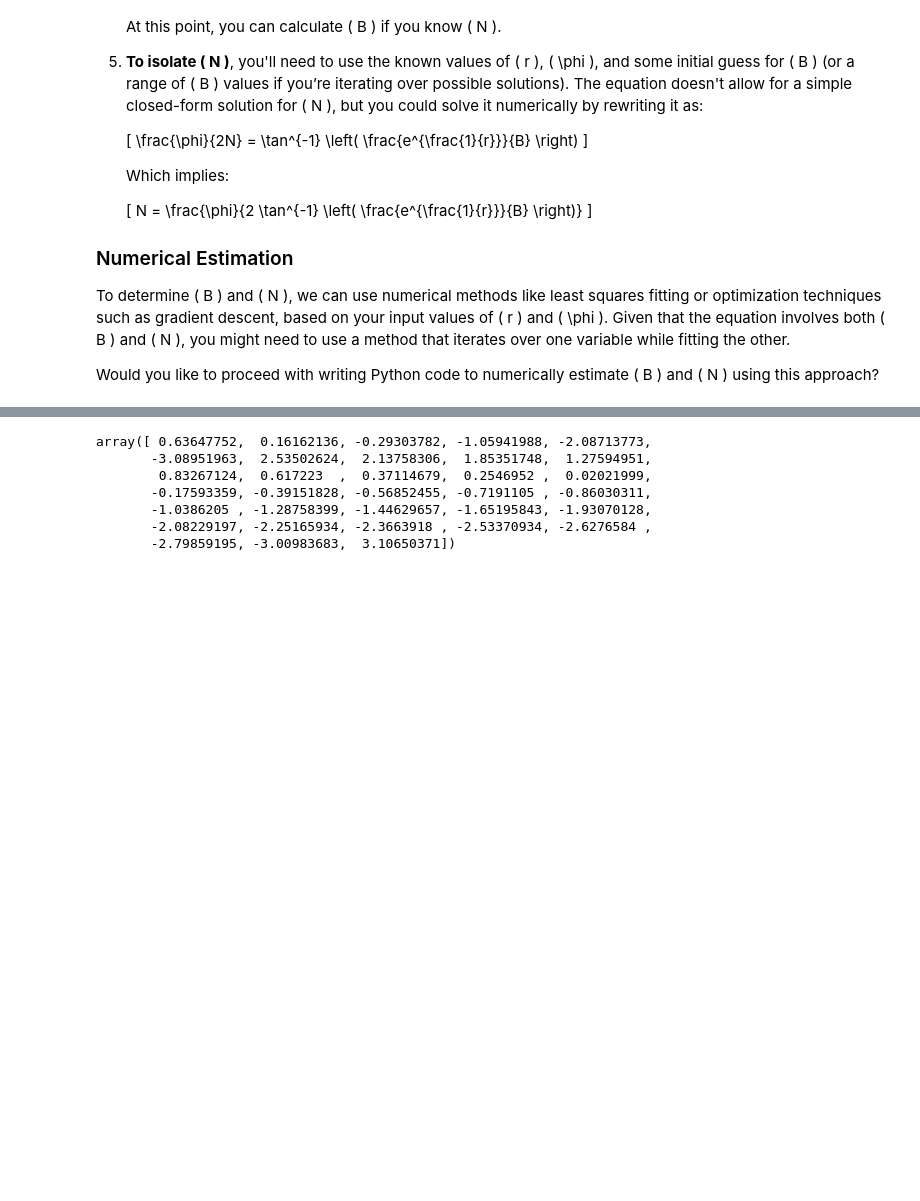
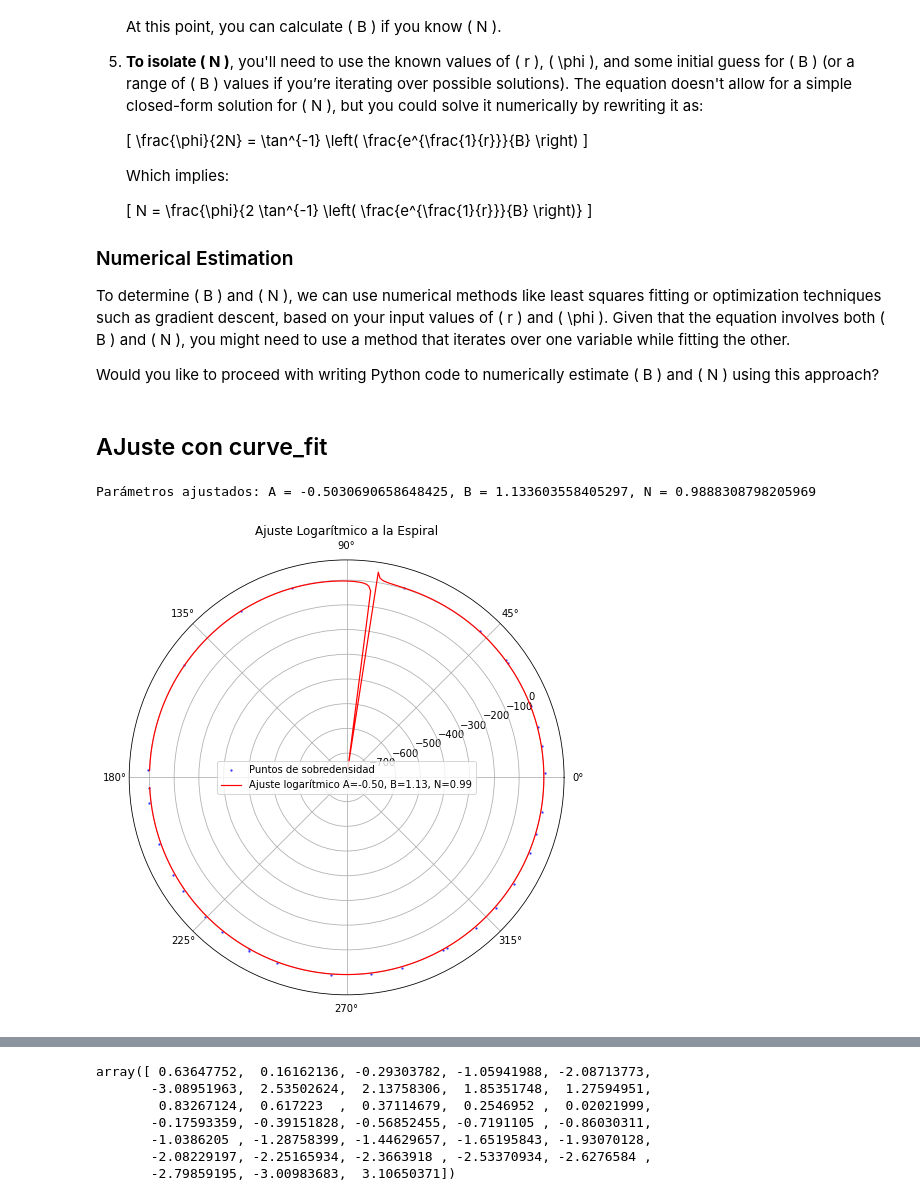
Before and after one commit to danielhcertuche/SpiralStructure_IllustrisTNG50, a Jupyter notebook: NOTEBOOKS/NewMethod_ArmsIdentification.ipynb, the cells around one changed output, grey strips where cells are left out. Saved outputs shown, nothing was run; the diff lists cells and outputs as text; code cells hidden in the pictures; blank space fills up the shorter version.

```diff
--- a/NOTEBOOKS/NewMethod_ArmsIdentification.ipynb
+++ b/NOTEBOOKS/NewMethod_ArmsIdentification.ipynb
@@ -296,3 +296,72 @@ To extract \( B \) and \( N \) given \( r \) and \( \phi \), we need to invert t
 To determine \( B \) and \( N \), we can use numerical methods like least squares fitting or optimization techniques such as gradient descent, based on your input values of \( r \) and \( \phi \). Given that the equation involves both \( B \) and \( N \), you might need to use a method that iterates over one variable while fitting the other.
 
 Would you like to proceed with writing Python code to numerically estimate \( B \) and \( N \) using this approach?
+# %% [markdown]
+## AJuste con curve_fit
+# %%
+import numpy as np
+import pandas as pd
+import matplotlib.pyplot as plt
+from scipy.optimize import curve_fit
+
+# Definir la función de espiral logarítmica que queremos ajustar
+def log_spiral(phi, A, B, N):
+    """
+    r(φ) = A / log(B * tan(φ / 2N))
+    """
+    safe_phi = np.clip(phi, 1e-6, None)  # Evitar valores problemáticos para tan y log
+    return A / np.log(B * np.tan(safe_phi / (2 * N)) + 1e-6)
+
+# Función para convertir de coordenadas cartesianas a polares
+def cartesian_to_polar(x, y):
+    r = np.sqrt(x**2 + y**2)
+    phi = np.arctan2(y, x)
+    return r, phi
+
+# Cargar los datos de puntos (x, y) para convertirlos en coordenadas polares
+data_arm = pd.read_csv('../DATA/processed/TracingPoints/arm_tracing_11_arm1_rho_dani.csv')
+
+# Extraer los valores de x e y
+x_values = data_arm['x'].values
+y_values = data_arm['y'].values
+
+# Convertir a coordenadas polares (r, φ)
+r_values, phi_values = cartesian_to_polar(x_values, y_values)
+
+# Función de ajuste por mínimos cuadrados no lineales usando curve_fit de scipy
+def fit_log_spiral_numerical(r_values, phi_values):
+    # Definir una conjetura inicial para los parámetros A, B y N
+    initial_guess = [1.0, 1.0, 1.0]
+
+    # Ajustar los datos con curve_fit
+    try:
+        popt, pcov = curve_fit(log_spiral, phi_values, r_values, p0=initial_guess, maxfev=10000)
+    except RuntimeError:
+        print("No se pudo ajustar el modelo a los datos")
+        return None, None
+
+    # Retornar los parámetros ajustados (A, B, N)
+    return popt, pcov
+
+# Ajustar el modelo y obtener los parámetros A, B y N
+params, covariance = fit_log_spiral_numerical(r_values, phi_values)
+
+if params is not None:
+    A_fit, B_fit, N_fit = params
+    print(f"Parámetros ajustados: A = {A_fit}, B = {B_fit}, N = {N_fit}")
+
+    # Graficar los puntos y el ajuste de la espiral
+    phi_fit = np.linspace(np.min(phi_values), np.max(phi_values), 500)
+    r_fit = log_spiral(phi_fit, A_fit, B_fit, N_fit)
+
+    fig, ax = plt.subplots(subplot_kw={'projection': 'polar'}, figsize=(10, 8))
+    ax.scatter(phi_values, r_values, color='blue', s=2, alpha=0.6, label='Puntos de sobredensidad')
+    ax.plot(phi_fit, r_fit, label=f'Ajuste logarítmico A={A_fit:.2f}, B={B_fit:.2f}, N={N_fit:.2f}', color='red', linewidth=1.2)
+    ax.set_title('Ajuste Logarítmico a la Espiral')
+    ax.legend()
+    plt.show()
+else:
+    print("No se pudo realizar el ajuste")
+# %% [output]
+Parámetros ajustados: A = -0.5030690658648425, B = 1.133603558405297, N = 0.9888308798205969
+[figure, added]
```
Also changed, not shown: parts of 15 cells of this notebook, 4 other files.
